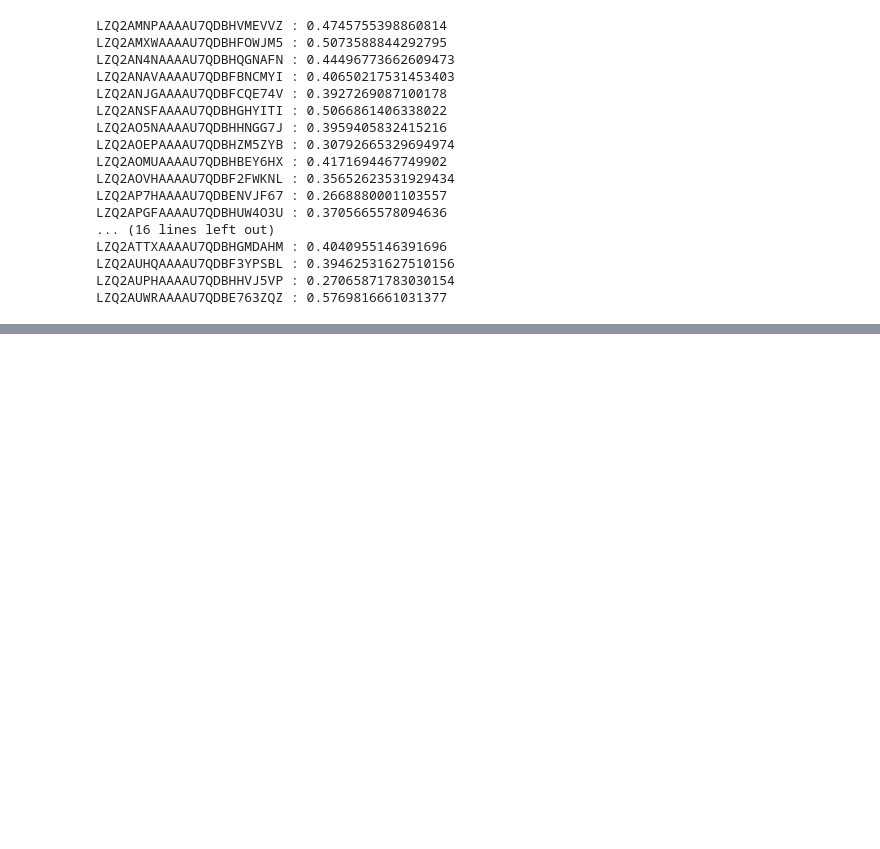
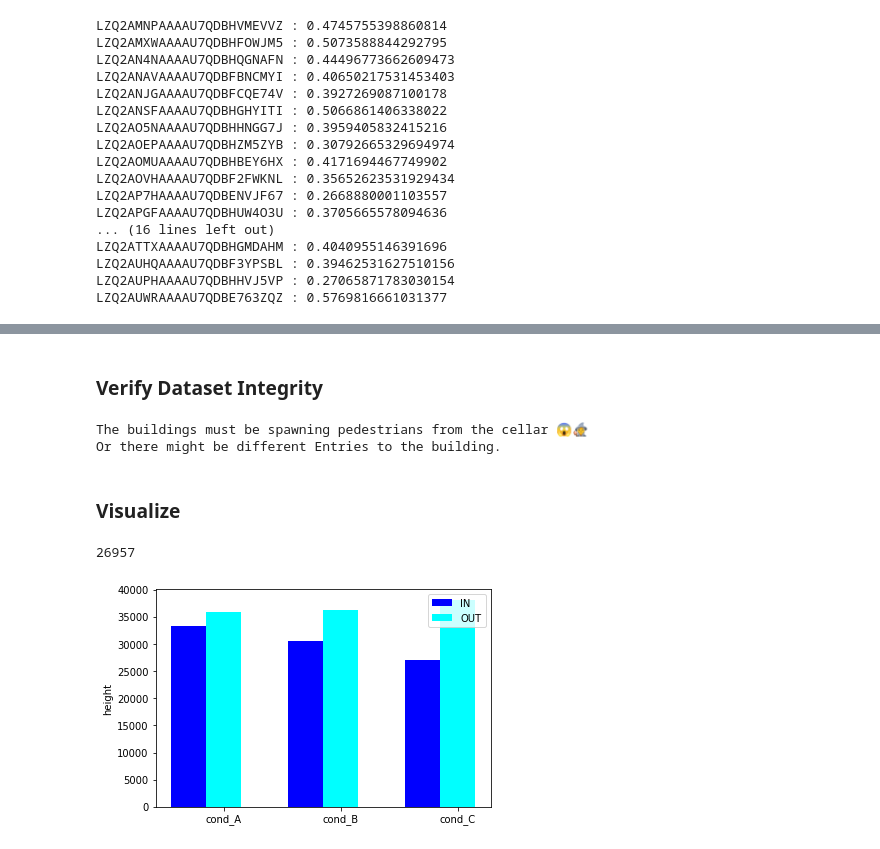
Before and after one commit to RichStone/htw-data-science-university-project, a Jupyter notebook: data_analysis.ipynb, the cells around one changed output, grey strips where cells are left out. Saved outputs shown, nothing was run; the diff lists cells and outputs as text; code cells hidden in the pictures; blank space fills up the shorter version.

```diff
--- a/data_analysis.ipynb
+++ b/data_analysis.ipynb
@@ -205,0 +213,5 @@ parking_map
+# %%
+df_pedestrians_original = pd.read_csv('data/pedestrian_counts_tel_a.csv', sep=" ")
+print('Total number of entries: \n\n' + str(df_pedestrians_original.count()))
+print('\n\nExample Output: ')
+df_pedestrians_original.head()
@@ -205,0 +253,48 @@ parking_map
+# %% [markdown]
+### Verify Dataset Integrity
+# %%
+df_pedestrians_IN = df_pedestrians[df_pedestrians['Direction'] == 'IN']
+df_pedestrians_OUT = df_pedestrians[df_pedestrians['Direction'] == 'OUT']
+# %%
+df_pedestrians_IN_af = df_pedestrians_IN[df_pedestrians_IN['StationIdentifier'] == 'af_counter']
+df_pedestrians_OUT_af = df_pedestrians_OUT[df_pedestrians_OUT['StationIdentifier'] == 'af_counter']
+df_pedestrians_IN_tel = df_pedestrians_IN[df_pedestrians_IN['StationIdentifier'] == 'telekom_counter']
+df_pedestrians_OUT_tel = df_pedestrians_OUT[df_pedestrians_OUT['StationIdentifier'] == 'telekom_counter']
+
+count_total_IN_records = df_pedestrians_IN['Count'].count()
+count_total_OUT_records = df_pedestrians_OUT['Count'].count()
+count_walked_IN_af = df_pedestrians_IN_af.Count.sum()
+count_walked_OUT_af = df_pedestrians_OUT_af.Count.sum()
+count_walked_IN_tel = df_pedestrians_IN_tel.Count.sum()
+count_walked_OUT_tel = df_pedestrians_OUT_tel.Count.sum()
+
+print('The buildings must be spawning pedestrians from the cellar 😱🧙')
+print('Or there might be different Entries to the building.')
+# %% [output]
+The buildings must be spawning pedestrians from the cellar 😱🧙
+Or there might be different Entries to the building.
+# %% [markdown]
+### Visualize
+# %%
+# as bar chart
+bar_width = 0.3
+print(count_walked_IN_tel)
+bars1 = [count_total_IN_records, count_walked_IN_af, count_walked_IN_tel]
+bars2 = [count_total_OUT_records, count_walked_OUT_af, count_walked_OUT_tel]
+# x position of bars
+r1 = np.arange(len(bars1))
+r2 = [x + bar_width for x in r1]
+# create bars1
+plt.bar(r1, bars1, width=bar_width, color='blue', capsize=7, label='IN')
+plt.bar(r2, bars2, width=bar_width, color='cyan', capsize=7, label='OUT')
+
+# general layout
+plt.xticks([r + bar_width for r in range(len(bars1))], ['cond_A', 'cond_B', 'cond_C'])
+plt.ylabel('height')
+plt.legend()
+
+# Show graphic
+plt.show()
+# %% [output]
+26957
+[figure, added]
```
Also changed, not shown: parts of 9 cells of this notebook.
